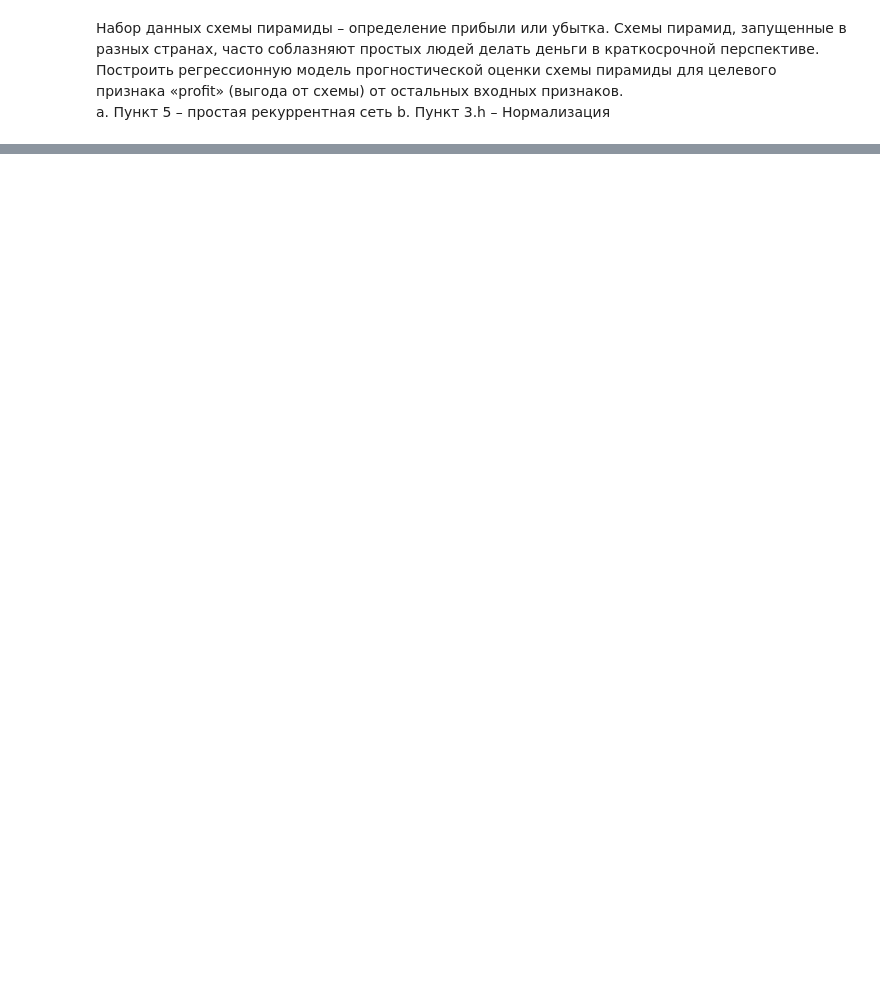
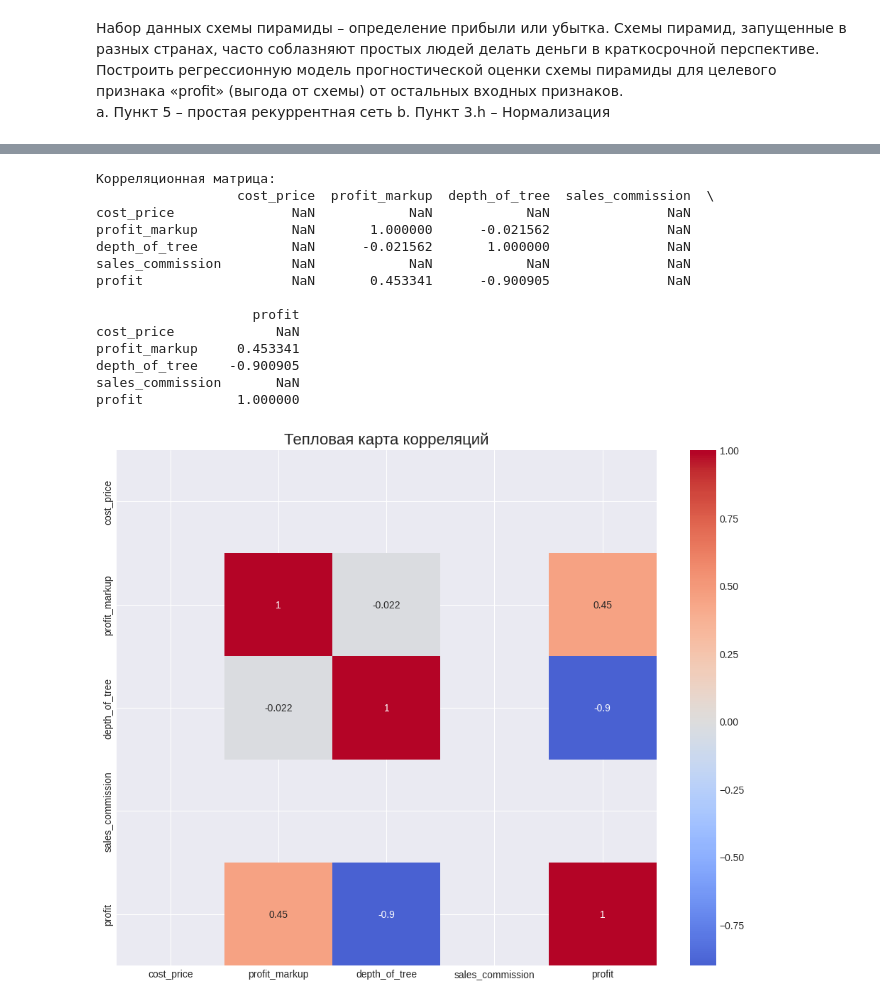
Before and after one commit to CopypastCore/IAD, a Jupyter notebook: determination_of_profit&loss.ipynb, the cells around one changed output, grey strips where cells are left out. Drawn from its saved outputs; the diff is of its cells as text; code cells hidden in the pictures; blank space fills up the shorter version.

```diff
--- a/determination_of_profit&loss.ipynb
+++ b/determination_of_profit&loss.ipynb
@@ -24,0 +26,4 @@ ParserError: Error tokenizing data. C error: Expected 1 fields in line 38, saw 2
+# %%
+dataset = pd.read_csv('/content/drive/MyDrive/V8.csv')
+df = dataset.drop(['Unnamed: 0.1', 'Unnamed: 0'], axis=1, errors='ignore')
+print(df.head())
@@ -24,0 +85,9 @@ ParserError: Error tokenizing data. C error: Expected 1 fields in line 38, saw 2
+# %%
+print("\n3.c. Очистка данных")
+print(f"Количество строк до очистки: {len(df)}")
+
+# Заполнение пропущенных значений в cost_price медианным значением
+df['cost_price'] = df['cost_price'].fillna(df['cost_price'].median())
+print("Пропущенные значения после обработки:")
+print(df.isnull().sum())
+df
@@ -24,0 +117,25 @@ ParserError: Error tokenizing data. C error: Expected 1 fields in line 38, saw 2
+# %%
+corr_matrix = df.corr()
+print("Корреляционная матрица:")
+print(corr_matrix)
+plt.figure(figsize=(10, 8))
+sns.heatmap(corr_matrix, annot=True, cmap='coolwarm', center=0)
+plt.title('Тепловая карта корреляций', fontsize=16)
+plt.tight_layout()
+plt.show()
+# %% [output]
+Корреляционная матрица:
+                  cost_price  profit_markup  depth_of_tree  sales_commission  \
+cost_price               NaN            NaN            NaN               NaN
+profit_markup            NaN       1.000000      -0.021562               NaN
+depth_of_tree            NaN      -0.021562       1.000000               NaN
+sales_commission         NaN            NaN            NaN               NaN
+profit                   NaN       0.453341      -0.900905               NaN
+
+                    profit
+cost_price             NaN
+profit_markup     0.453341
+depth_of_tree    -0.900905
+sales_commission       NaN
+profit            1.000000
+[figure, added]
```
Also changed, not shown: parts of 14 cells of this notebook.
